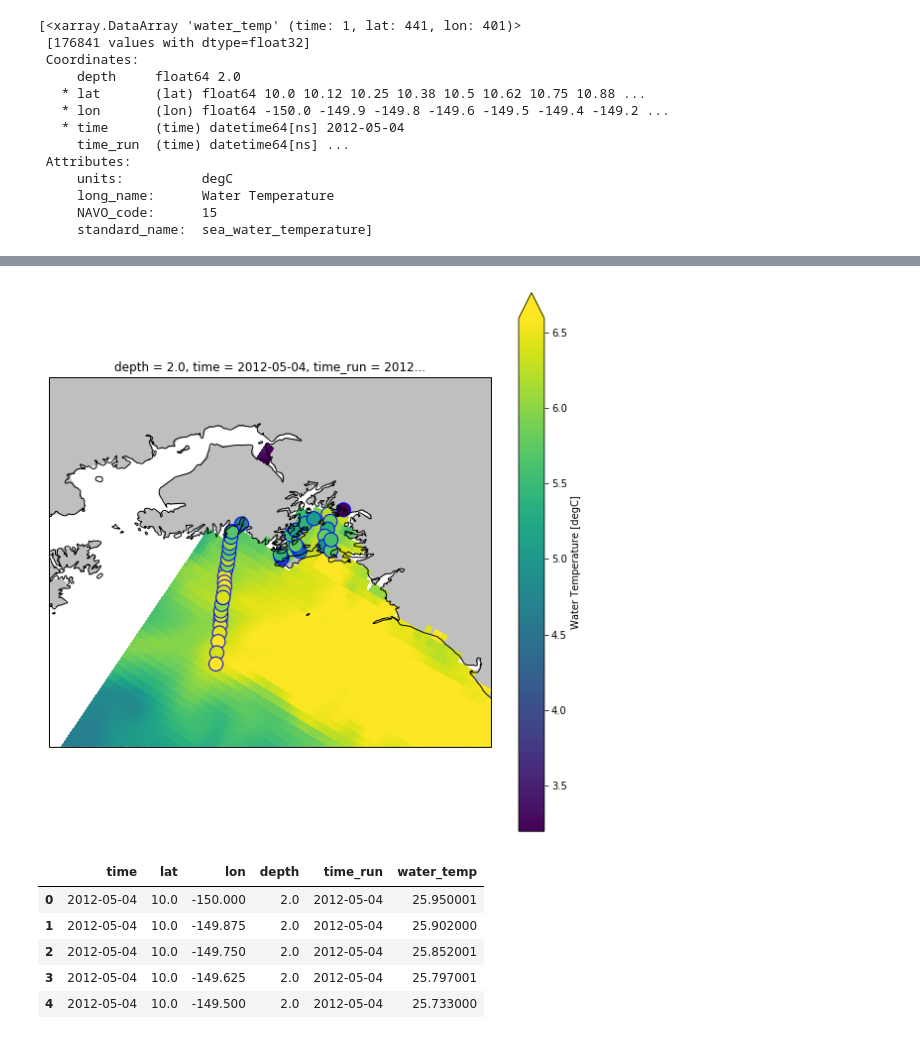
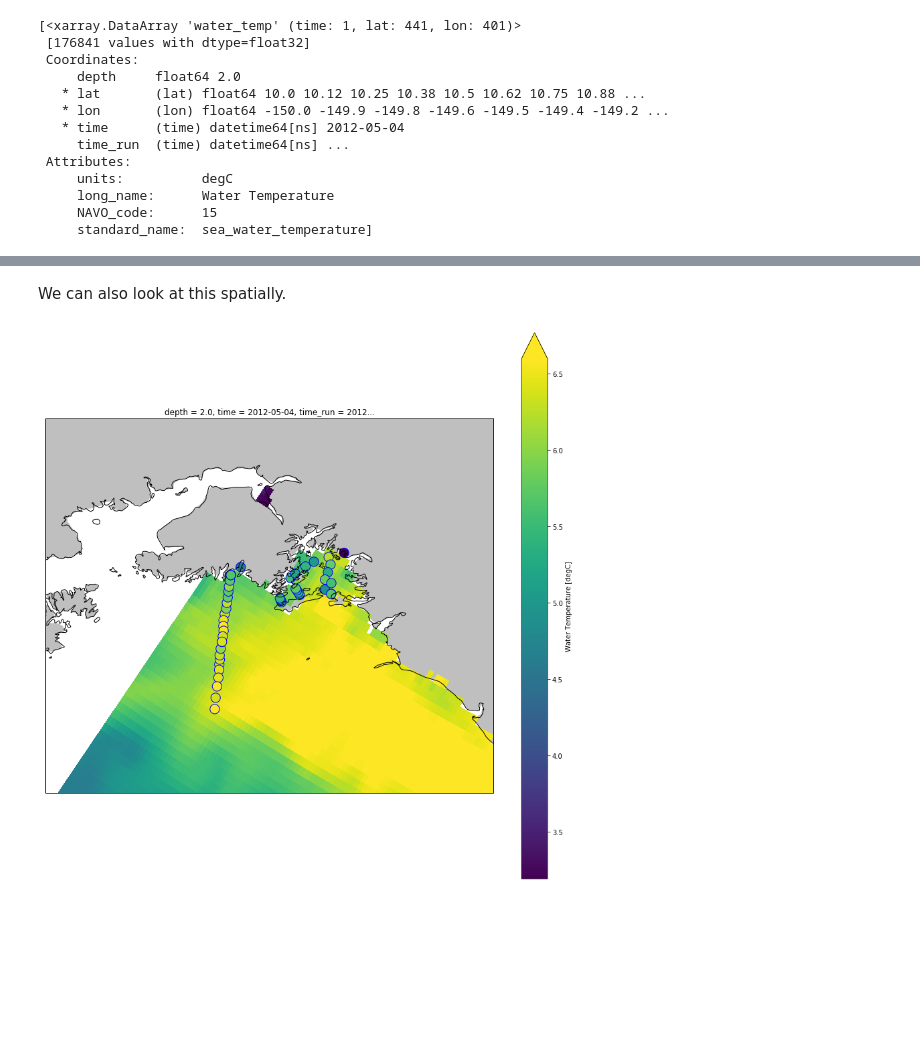
Before and after one commit to eldobbins/ohw_lter_vis, a Jupyter notebook: notebooks/Demo_ohw_lter_vis.ipynb, the cells around one changed output, grey strips where cells are left out. Saved outputs shown, nothing was run; the diff lists cells and outputs as text; code cells hidden in the pictures; blank space fills up the shorter version.

Commit message:
First complete draft. TODO change plotting library

```diff
--- a/notebooks/Demo_ohw_lter_vis.ipynb
+++ b/notebooks/Demo_ohw_lter_vis.ipynb
@@ -93,0 +91,12 @@ ds = DataScraper(roi, start, stop, labels, models_only=True)
+# %%
+# Let's define our region of interest
+roi = [-154, -142, 58.5, 61.]
+
+# And let's say we would like to grab labels with salinity or temperature data in the filter
+labels = fetch_labels('temperature')+fetch_labels('salinity')
+
+# And here are our dates of interest -- these are the dates of the cruise above
+start, stop = fetch_dates(2012, 5, 4, 5)
+
+# Finally, we make our datascraper object, and make sure to specify we're interested in getting model data
+ds = DataScraper(roi, start, stop, labels, models_only=True)
@@ -132,32 +235,23 @@ tempy
+# %% [markdown]
+We can also look at this spatially.
 # %%
-fig, ax = make_map(projection=ccrs.LambertConformal(), figsize=(10, 10))
-
+# Make the map object
+fig, ax = make_map(projection=ccrs.LambertConformal(), figsize=(15, 15))
 ax.set_global()
 ax.coastlines(resolution='10m', color='k')
 ax.add_feature(cfeature.LAND.with_scale('50m'), facecolor='0.75')
+ax.set_extent((ds.min_lon, ds.max_lon, ds.min_lat, ds.max_lat))
 
-CTD_df = CTD_df[CTD_df['pressure']==0]
-
+# Plot the temperature data, scaled to the measurements
 tempy[0].plot(x='lon', y='lat',
     ax=ax,
     transform=ccrs.PlateCarree(),
-    vmin=np.nanmin(CTD_df['temperature']),
-    vmax=np.nanmax(CTD_df['temperature'])
+    vmin=np.nanmin(surface['temperature']),
+    vmax=np.nanmax(surface['temperature']),
 )
-ax.scatter(CTD_df['longitude'], CTD_df['latitude'], transform=ccrs.Geodetic(), s=200, c=CTD_df['temperature'],
-          edgecolors='blue', cmap='viridis', vmin=np.nanmin(CTD_df['temperature']), vmax=np.nanmax(CTD_df['temperature']));
-ax.set_extent((ds.min_lon, ds.max_lon, ds.min_lat, ds.max_lat))
+
+# Plot the measurements
+mapper= ax.scatter(surface['longitude'], surface['latitude'], transform=ccrs.Geodetic(), s=200, c=surface['temperature'],
+          edgecolors='blue', cmap='viridis', vmin=np.nanmin(surface['temperature']), vmax=np.nanmax(surface['temperature']));
 # %% [output]
-[figure, old version]
+[figure, new version]
-# %%
-# Let's try to compare these things better
-
-temp_df = tempy[0].to_dataframe().reset_index()
-temp_df.head(5)
-# %% [output]
-|  | time | lat | lon | depth | time_run | water_temp |
-| 0 | 2012-05-04 | 10.0 | -150.000 | 2.0 | 2012-05-04 | 25.950001 |
-| 1 | 2012-05-04 | 10.0 | -149.875 | 2.0 | 2012-05-04 | 25.902000 |
-| 2 | 2012-05-04 | 10.0 | -149.750 | 2.0 | 2012-05-04 | 25.852001 |
-| 3 | 2012-05-04 | 10.0 | -149.625 | 2.0 | 2012-05-04 | 25.797001 |
-| 4 | 2012-05-04 | 10.0 | -149.500 | 2.0 | 2012-05-04 | 25.733000 |
```
Also changed, not shown: parts of 21 cells of this notebook.
